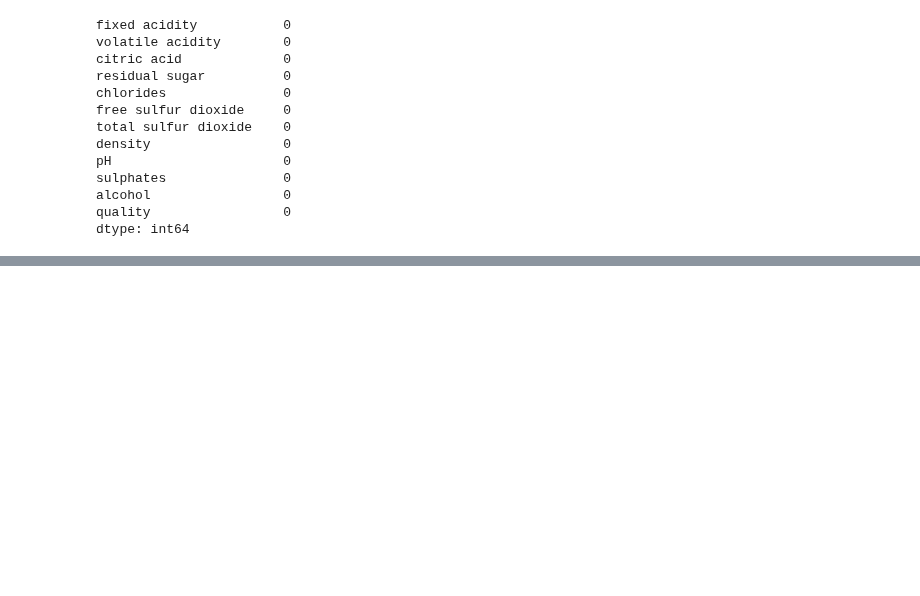
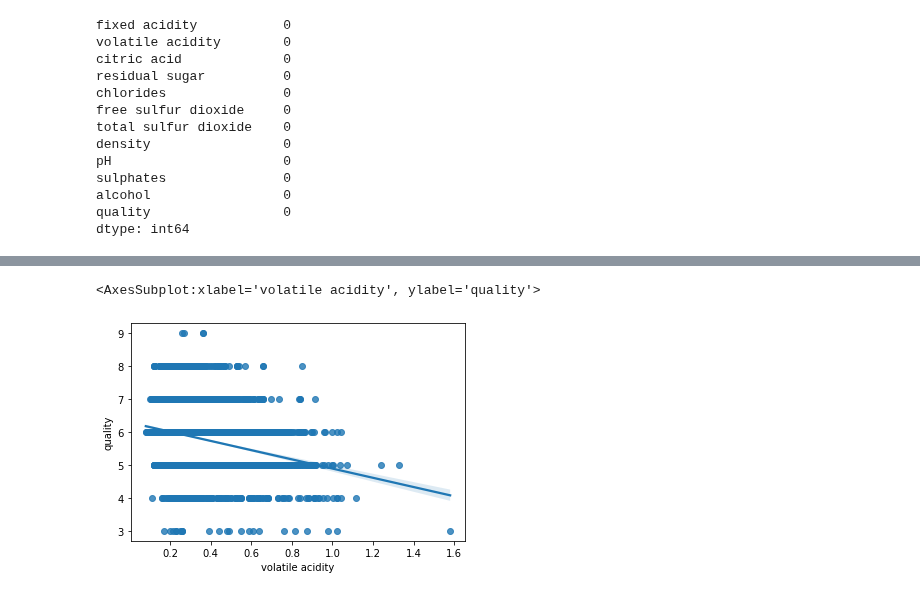
Before and after one commit to cndywu/TheYelpers2, a Jupyter notebook: Project Report Template.ipynb, the cells around one changed output, grey strips where cells are left out. Drawn from its saved outputs; the diff is of its cells as text; code cells hidden in the pictures; blank space fills up the shorter version.

```diff
--- a/Project Report Template.ipynb
+++ b/Project Report Template.ipynb
@@ -421,0 +424,5 @@ dtype: int64
+# %%
+sns.regplot(x = combined_train_x['volatile acidity'], y = combined_train_y)
+# %% [output]
+<AxesSubplot:xlabel='volatile acidity', ylabel='quality'>
+[figure, added]
```
Also changed, not shown: parts of 12 cells of this notebook.
